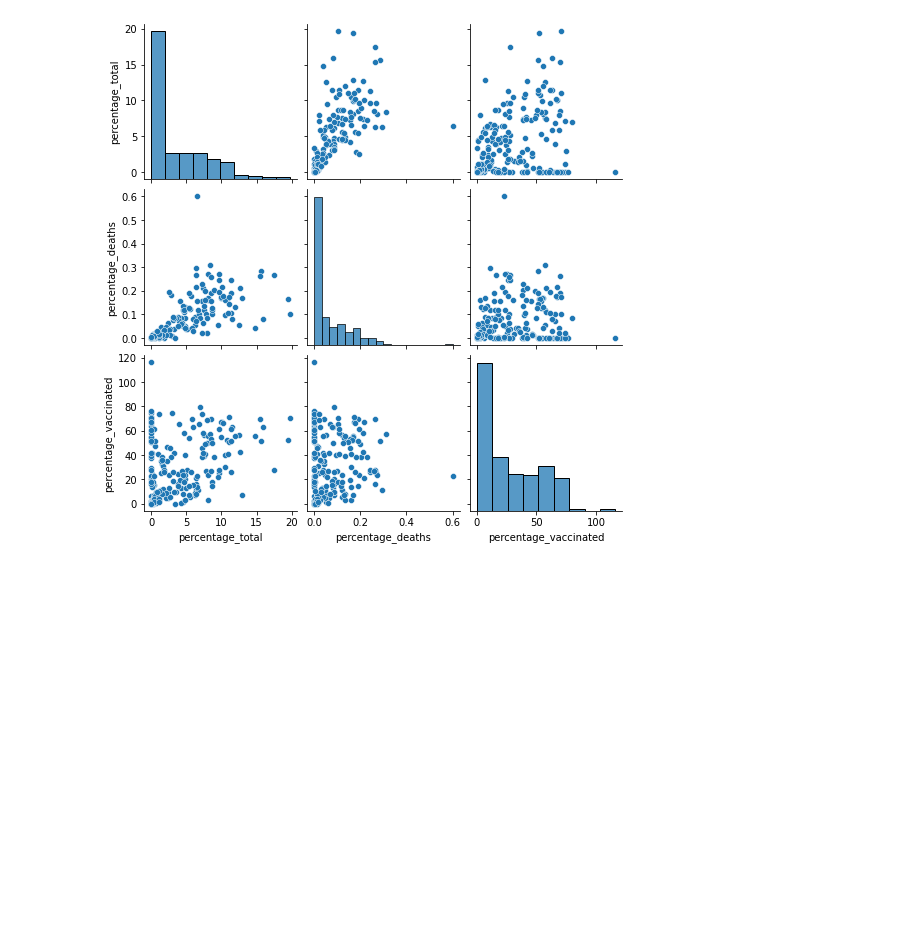
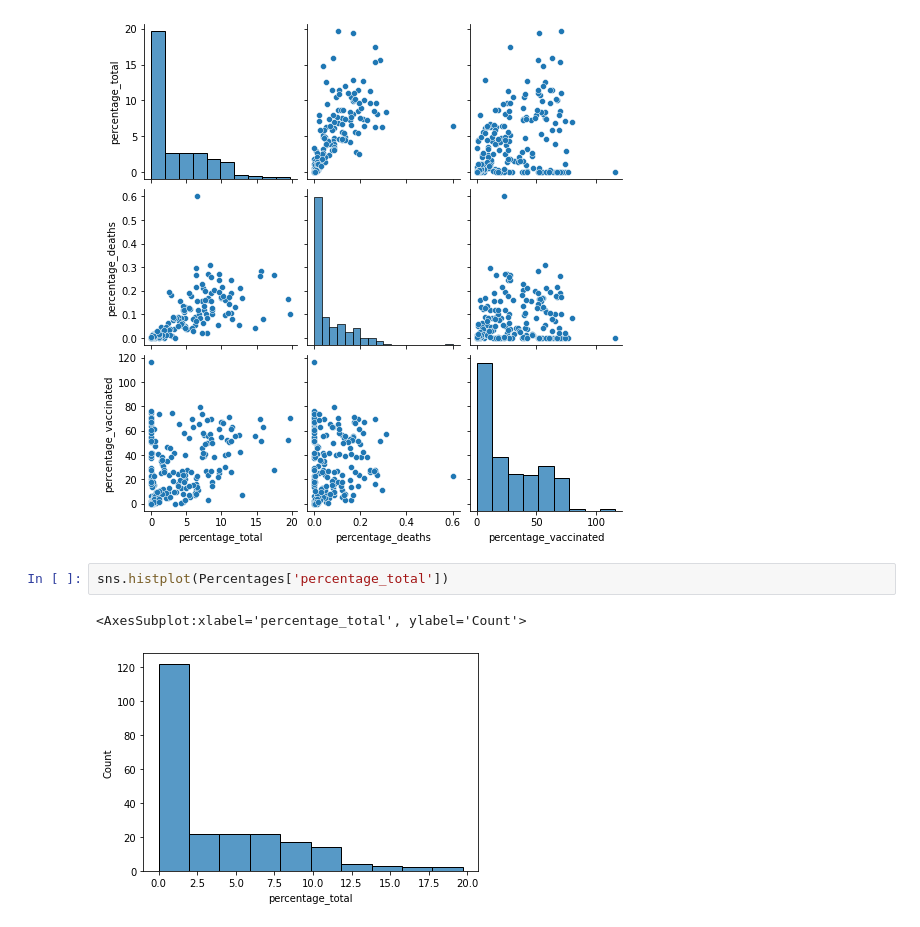
Before and after one commit to snkty8/Test_COVID_Project, a Jupyter notebook: Visuals_2.ipynb, the cells around one changed output. Cells and saved outputs as stored; diff of their text form; blank space fills up the shorter version.

```diff
--- a/Visuals_2.ipynb
+++ b/Visuals_2.ipynb
@@ -121,3 +121,8 @@ sns.pairplot(Percentages)
 # %% [output]
 <seaborn.axisgrid.PairGrid at 0x...>
 [figure]
+# %%
+sns.histplot(Percentages['percentage_total'])
+# %% [output]
+<AxesSubplot:xlabel='percentage_total', ylabel='Count'>
+[figure, added]
```
Also changed, not shown: parts of 2 cells of this notebook.
